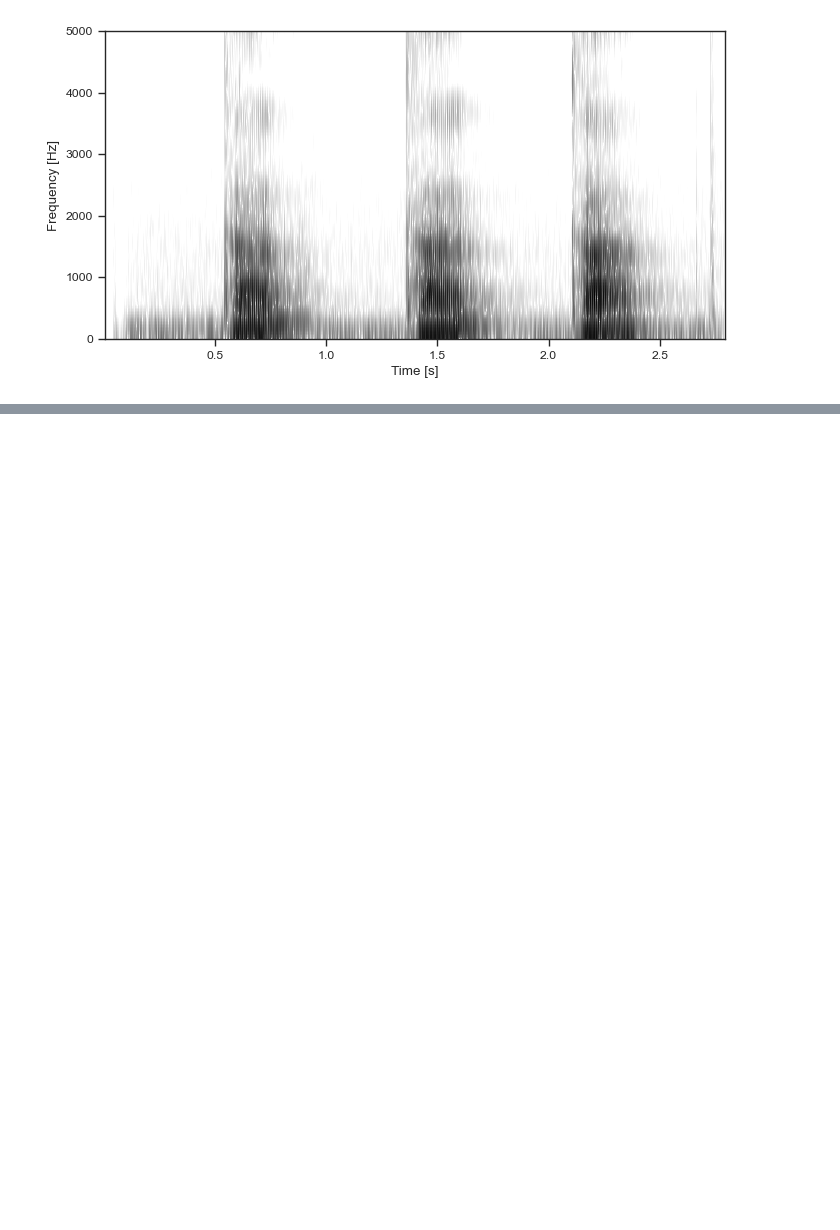
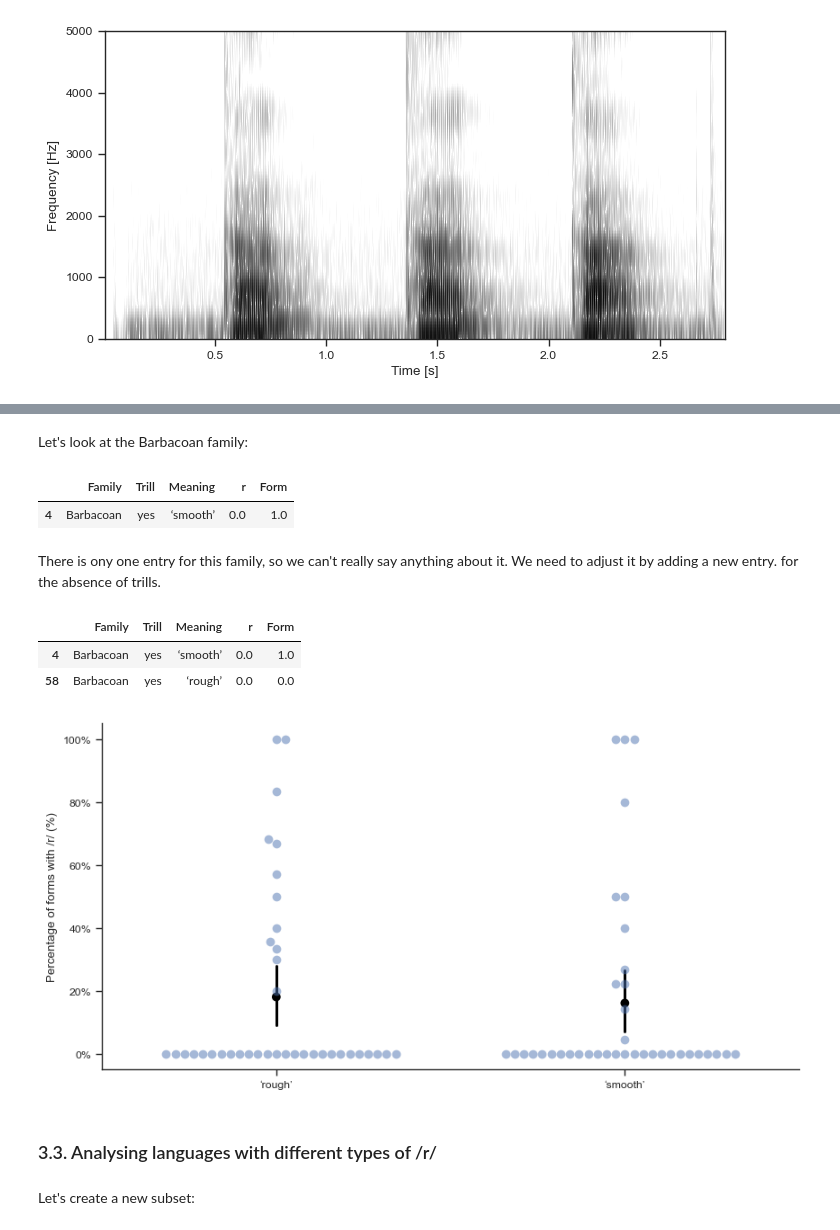
Before and after one commit to TYacinee/materiel_TALL, a Jupyter notebook: S2/s2-phonetics-and-phonology.ipynb, the cells around one changed output, grey strips where cells are left out. Saved outputs shown, nothing was run; the diff lists cells and outputs as text; code cells hidden in the pictures; blank space fills up the shorter version.

```diff
--- a/S2/s2-phonetics-and-phonology.ipynb
+++ b/S2/s2-phonetics-and-phonology.ipynb
@@ -169,0 +335,53 @@ draw_spectrogram(spectrogram)
+# %% [markdown]
+Let's look at the Barbacoan family:
+# %%
+summary[summary['Family'] == 'Barbacoan']
+# %% [output]
+|  | Family | Trill | Meaning | r | Form |
+| 4 | Barbacoan | yes | ‘smooth’ | 0.0 | 1.0 |
+# %% [markdown]
+There is ony one entry for this family, so we can't really say anything about it. We need to adjust it by adding a new entry. for the absence of trills.
+# %%
+def add_absenses(data):
+    # ignore warnings
+    for Family in data.Family.unique():
+        if len(data[data.Family == Family]) == 1:
+            # if there is a smooth form, add an absent form
+            if "‘smooth’" in data[data.Family == Family].Meaning.values:
+                new_entry = pd.DataFrame({'Family': [Family], 'Trill': ['yes'], 'Meaning': ["‘rough’"], 'r': [0], 'Form': [0]})
+            else:
+                new_entry = pd.DataFrame({'Family': [Family], 'Trill': ['yes'], 'Meaning': ["‘smooth’"], 'r': [0], 'Form': [0]})
+            data = pd.concat([data, new_entry], ignore_index=True)
+
+    return data
+# %%
+summary_w_absences = add_absenses(summary)
+# %%
+summary_w_absences[summary_w_absences['Family'] == 'Barbacoan']
+# %% [output]
+|  | Family | Trill | Meaning | r | Form |
+| 4 | Barbacoan | yes | ‘smooth’ | 0.0 | 1.0 |
+| 58 | Barbacoan | yes | ‘rough’ | 0.0 | 0.0 |
+# %%
+plt.figure(figsize=(10, 5)) # define the figure size
+# plotting the swarmplot of the data (for visualization puproses)
+sns.swarmplot(data=summary_w_absences, x='Meaning', y='r', dodge=False, size = 7, alpha=0.5)
+# plotting the mean of the data
+sns.pointplot(data=summary_w_absences, x='Meaning', y='r',
+              estimator=np.mean, color='black', join=False,
+              errorbar=('ci', 95))
+# display y tickz with the percentage sign
+plt.gca().yaxis.set_major_formatter(plt.FuncFormatter(lambda x, _: f'{x:.0f}%'))
+# remove the x-axis label
+plt.xlabel(None)
+# set the y-axis label
+plt.ylabel('Percentage of forms with /r/ (%)')
+# remove the top and right spines (just for aesthetics)
+sns.despine()
+plt.show()
+# %% [output]
+[figure, added]
+# %% [markdown]
+### 3.3. Analysing languages with different types of /r/
+# %% [markdown]
+Let's create a new subset:
```
Also changed, not shown: parts of 51 cells of this notebook, 1 other file.
